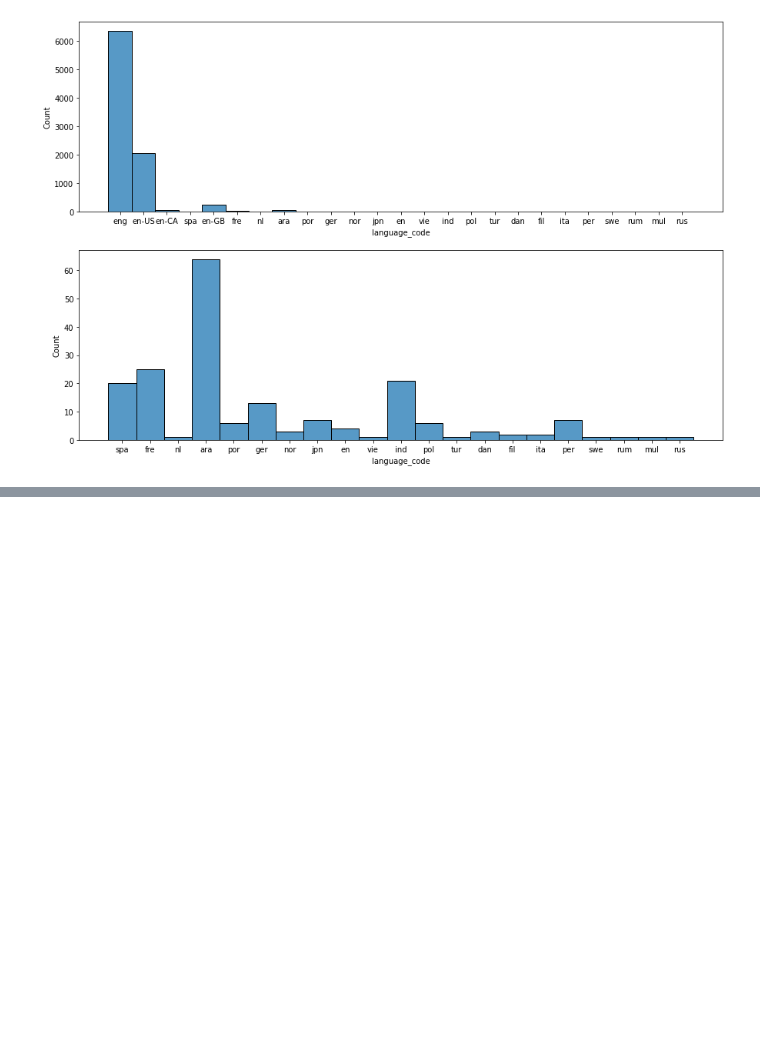
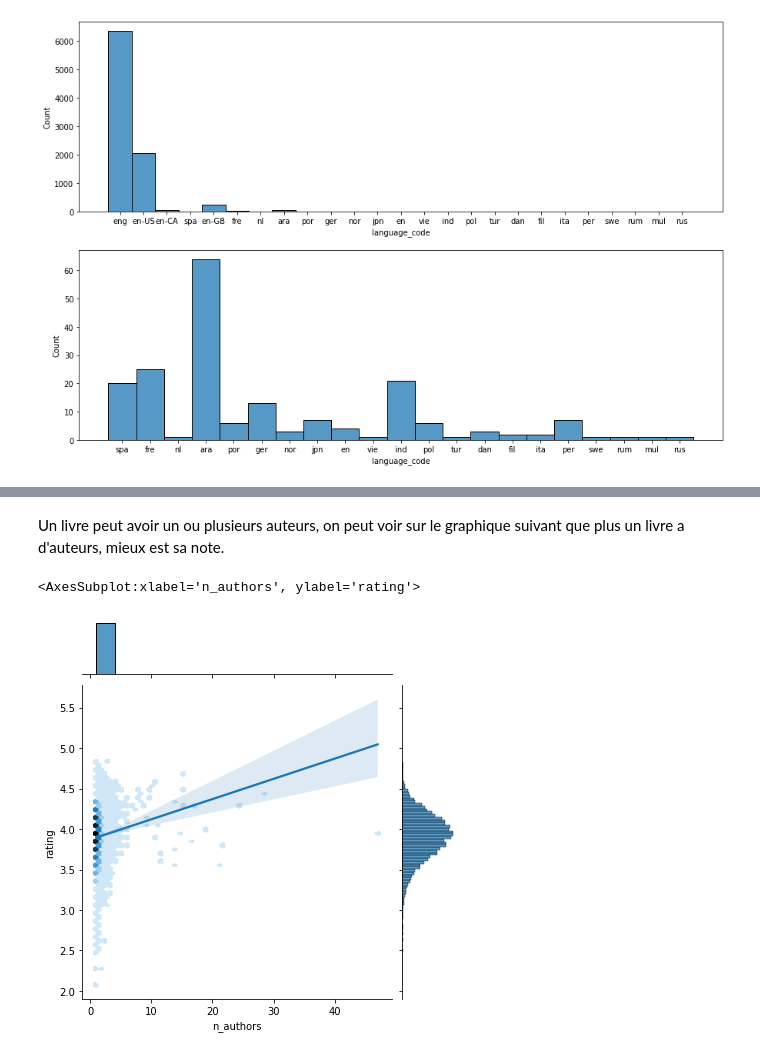
Before and after one commit to SimplonAI/books, a Jupyter notebook: analyse.ipynb, the cells around one changed output, grey strips where cells are left out. Cells and saved outputs as stored; diff of their text form; code cells hidden in the pictures; blank space fills up the shorter version.

```diff
--- a/analyse.ipynb
+++ b/analyse.ipynb
@@ -381,0 +411,9 @@ display(HTML(pd.DataFrame(top_ten['image_url'].map(lambda x: '<img src="'+x+'" /
+# %% [markdown]
+Un livre peut avoir un ou plusieurs auteurs, on peut voir sur le graphique suivant que plus un livre a d'auteurs, mieux est sa note.
+# %%
+authors_rating = pd.DataFrame(dict(rating=data.groupby("book_id")["rating"].mean(), authors=data.groupby("book_id")["authors"].first(), n_authors=data.groupby("book_id")["authors"].first().str.split(",").str.len()))
+g = sn.jointplot(data=authors_rating, x="n_authors", y="rating",  kind="hex", joint_kws=dict(bins=10))
+sn.regplot(data=authors_rating, x="n_authors", y="rating", ax=g.ax_joint, scatter=False)
+# %% [output]
+<AxesSubplot:xlabel='n_authors', ylabel='rating'>
+[figure, added]
```
Also changed, not shown: parts of 9 cells of this notebook.
